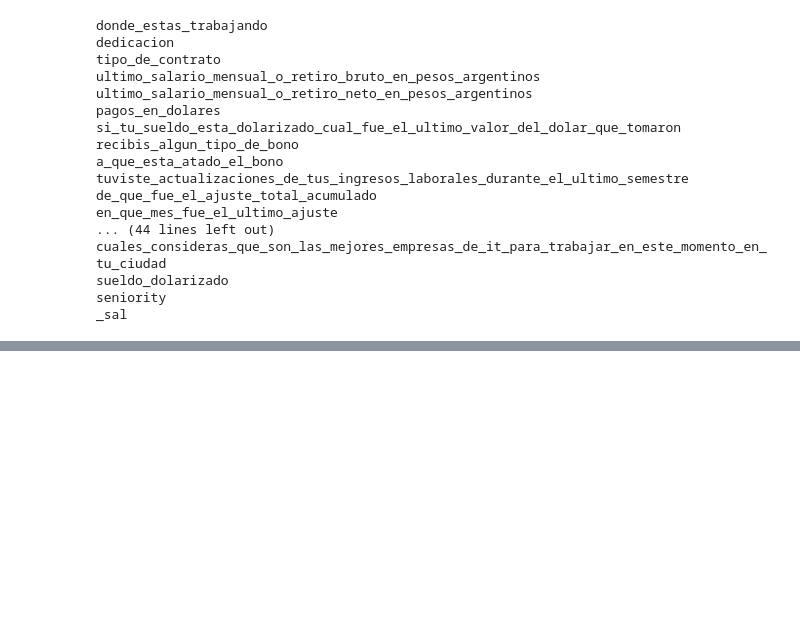
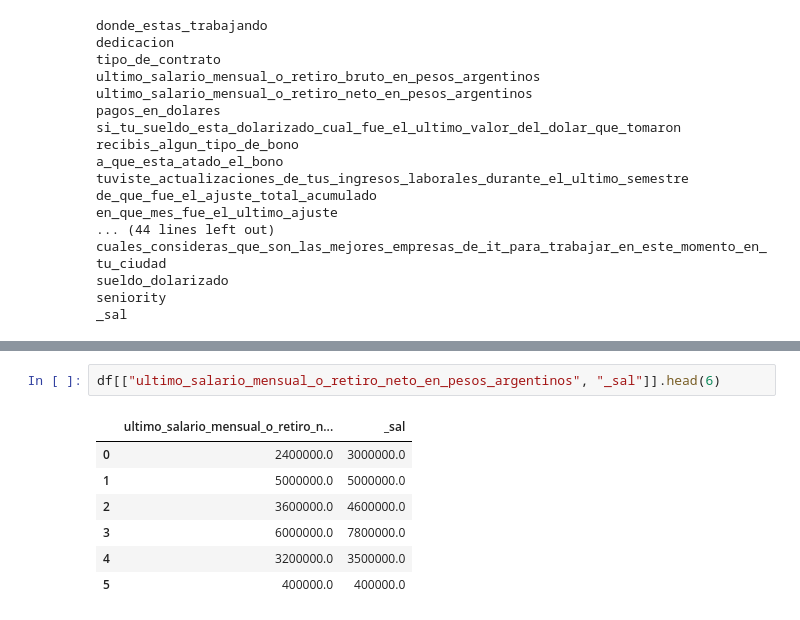
Before and after one commit to LautaroFlores47/analisis-sueldos-it, a Jupyter notebook: notebooks/01_exploracion.ipynb, the cells around one changed output, grey strips where cells are left out. Drawn from its saved outputs; the diff is of its cells as text; blank space fills up the shorter version.

```diff
--- a/notebooks/01_exploracion.ipynb
+++ b/notebooks/01_exploracion.ipynb
@@ -40,0 +73,10 @@ _sal
+# %%
+df[["ultimo_salario_mensual_o_retiro_neto_en_pesos_argentinos", "_sal"]].head(6)
+# %% [output]
+|  | ultimo_salario_mensual_o_retiro_n... | _sal |
+| 0 | 2400000.0 | 3000000.0 |
+| 1 | 5000000.0 | 5000000.0 |
+| 2 | 3600000.0 | 4600000.0 |
+| 3 | 6000000.0 | 7800000.0 |
+| 4 | 3200000.0 | 3500000.0 |
+| 5 | 400000.0 | 400000.0 |
```
Also changed, not shown: parts of 12 cells of this notebook.
